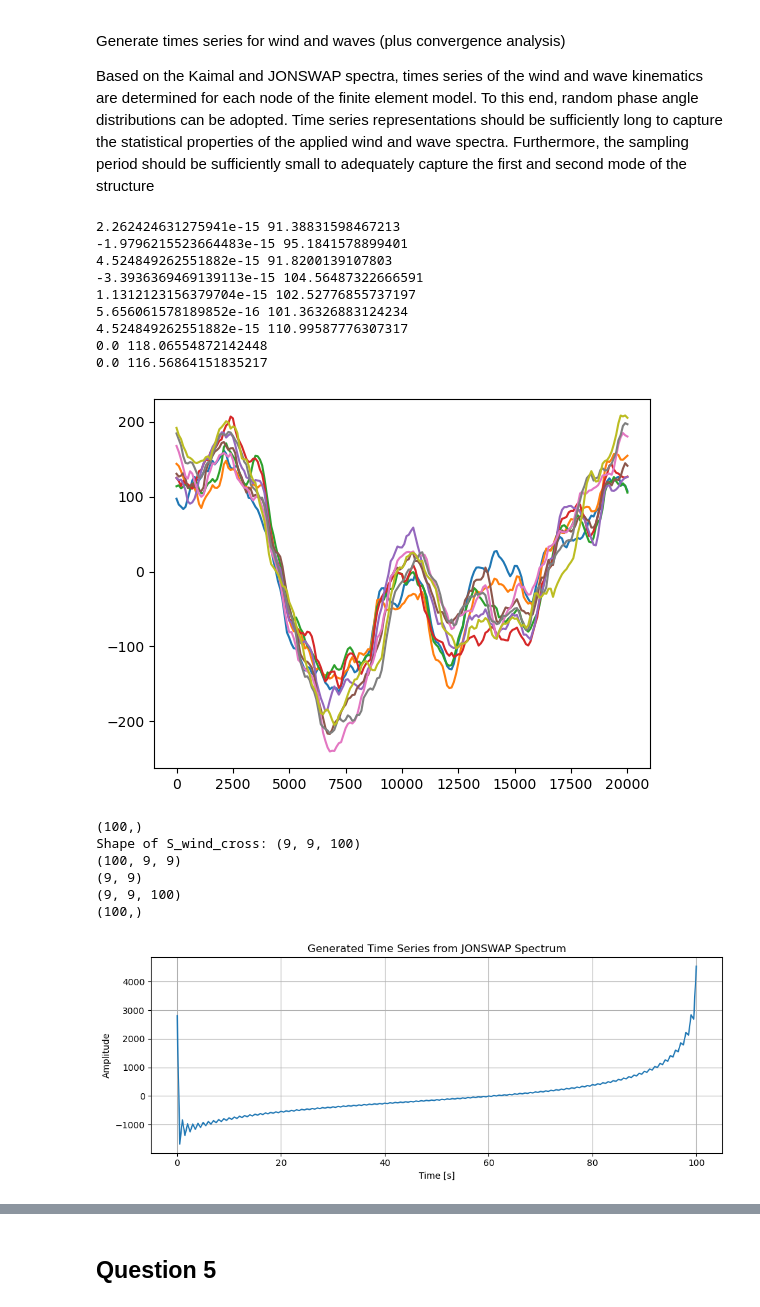
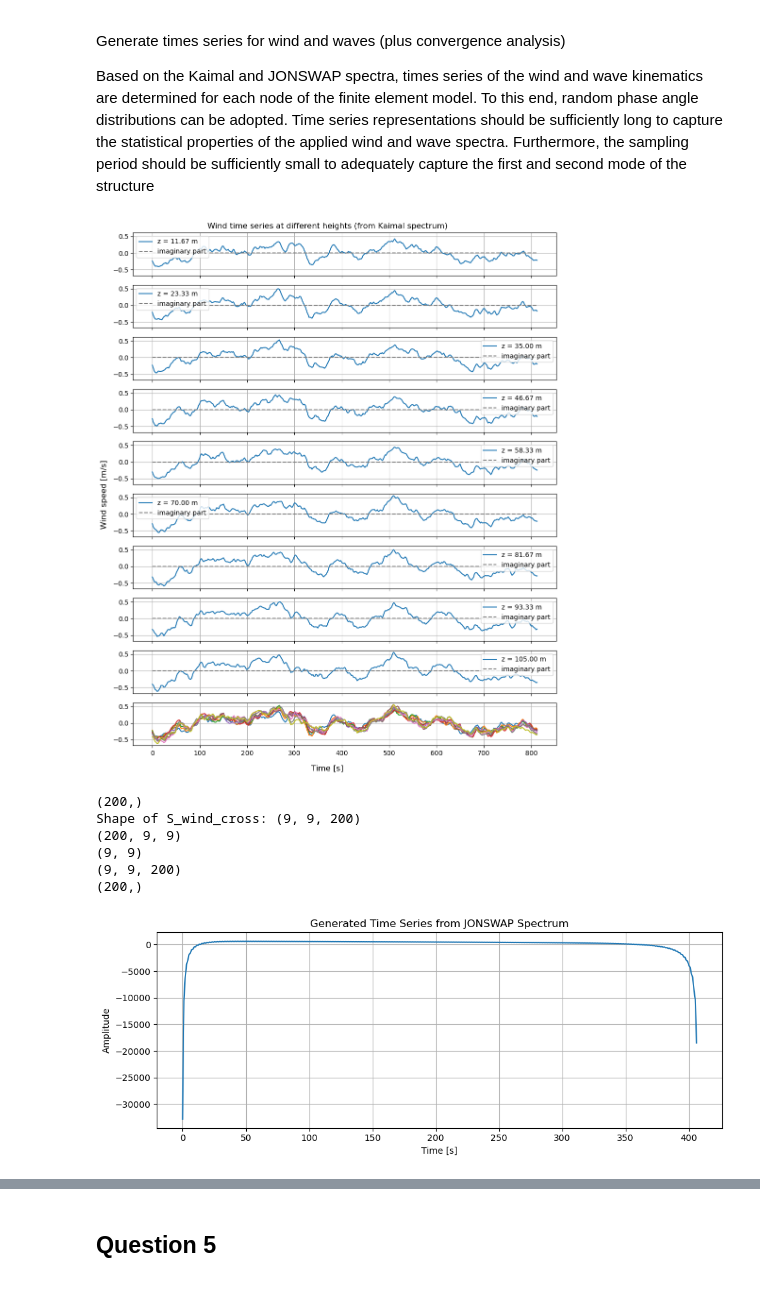
Before and after one commit to Lymone96/CIEM5220-Group2, a Jupyter notebook: 2_WW/WW_Assignment (Question 1-4).ipynb, the cells around one changed output, grey strips where cells are left out. Saved outputs shown, nothing was run; the diff lists cells and outputs as text; code cells hidden in the pictures.

```diff
--- a/2_WW/WW_Assignment (Question 1-4).ipynb
+++ b/2_WW/WW_Assignment (Question 1-4).ipynb
@@ -373,7 +373,7 @@ def Kaimal(z, f, C, m, u_star, k, z_0):
 
 z_nodes = np.linspace(-h, H, 13)
 z_nodes_air = z_nodes[z_nodes > 0]
-f_kaimal = np.linspace(0.01, 1, 100)
+f_kaimal = np.linspace(0.01, 0.5, 200)
 S_auto = np.zeros((len(z_nodes_air), len(f_kaimal)))
 
 fig, axes = plt.subplots(1, 9, figsize=(15, 3), sharex=True, sharey=True)
@@ -477,54 +477,59 @@ the statistical properties of the applied wind and wave spectra. Furthermore, th
 period should be sufficiently small to adequately capture the first and second mode of the
 structure
 # %%
-# Bart; attempt at question 4
+# Bart; attempt at question 4 kaimal spectrum
 # not sure about the last step involving the ifft and the time vector.
 
-df = f_kaimal[1] - f_kaimal[0]  # Frequency resolution
 N = len(f_kaimal)  # Number of frequency bins
+df = f_kaimal[1] - f_kaimal[0]  # Frequency step size
+fs = df * N # Frequency resolution
+
 
 complex_fourier_coefficients = np.zeros((len(z_nodes_air), len(f_kaimal)), dtype=complex)
 
 # for every frequency
 for i in range(N):
     S_n = S_wind_cross[:, :, i]
 
     random_phase = np.random.uniform(0, 2 * np.pi, size=len(S_n[0]))
     random_phase_vector = np.exp(1j * random_phase)
 
     H_n = np.linalg.cholesky(S_n)
 
     V_n = H_n @ random_phase_vector
 
     mask = np.eye(len(S_n))
 
     A_n = np.sqrt(2*S_n*df) * mask
 
     X_n = A_n @ V_n
 
     complex_fourier_coefficients[:, i] = X_n
 
-dt = 1 / df
+dt = 1 / fs
+time = np.arange(0, 2*N * dt+dt, dt)
+
+fig, ax = plt.subplots(10, 1, figsize=(10, 12), sharex=True, sharey=True)
 
 for i in range(len(z_nodes_air)):
     X_complex = N * np.concatenate(([0+0j], complex_fourier_coefficients[i], np.conjugate(complex_fourier_coefficients[i][::-1])))
-    time_series = np.fft.ifft(X_complex).real
-    time = np.arange(len(time_series)) * dt  # Time vector based on frequency resolution and number of bins
+    time_series = 1/(N*dt) * np.fft.ifft(X_complex)
 
+    ax[i].plot(time, time_series.real, label=f'z = {z_nodes_air[i]:.2f} m')
+    ax[i].plot(time, time_series.imag, color='gray', label=f'imaginary part', linestyle='--')
+    ax[i].legend()
+    ax[i].grid()
 
-    plt.plot(time, time_series, label=f'z = {z_nodes_air[i]:.2f} m')
-    print(np.mean(time_series), np.std(time_series))
+    ax[9].plot(time, time_series.real)
+
+ax[9].grid()
+
+fig.suptitle('Wind time series at different heights (from Kaimal spectrum)')
+fig.supxlabel('Time [s]')
+fig.supylabel('Wind speed [m/s]')
+fig.tight_layout()
 # %% [output]
-2.262424631275941e-15 91.38831598467213
--1.9796215523664483e-15 95.1841578899401
-4.524849262551882e-15 91.8200139107803
--3.3936369469139113e-15 104.56487322666591
-1.1312123156379704e-15 102.52776855737197
-5.656061578189852e-16 101.36326883124234
-4.524849262551882e-15 110.99587776307317
-0.0 118.06554872142448
-0.0 116.56864151835217
-[figure, old version]
+[figure, new version]
 # %%
 # Frequency vector on which the spectra were based is f_kaimal
 df = f_kaimal[1] - f_kaimal[0]                 # Frequency resolution
@@ -580,13 +585,13 @@ plt.grid(True)
 plt.tight_layout()
 plt.show()
 # %% [output]
-(100,)
-Shape of S_wind_cross: (9, 9, 100)
-(100, 9, 9)
+(200,)
+Shape of S_wind_cross: (9, 9, 200)
+(200, 9, 9)
 (9, 9)
-(9, 9, 100)
-(100,)
+(9, 9, 200)
+(200,)
-[figure, old version]
+[figure, new version]
 # %%
 # Parameters
 N = 5000                         # Number of frequency points
```
Also changed, not shown: parts of 4 cells of this notebook.
